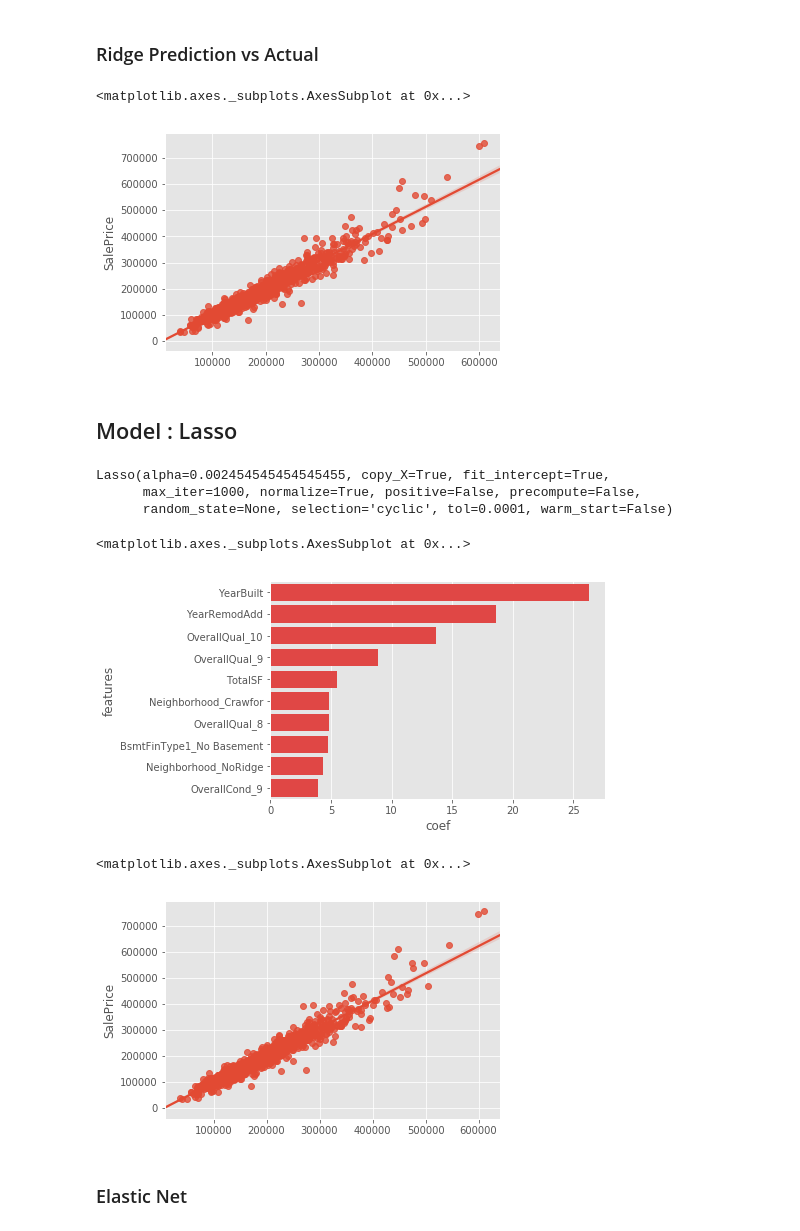
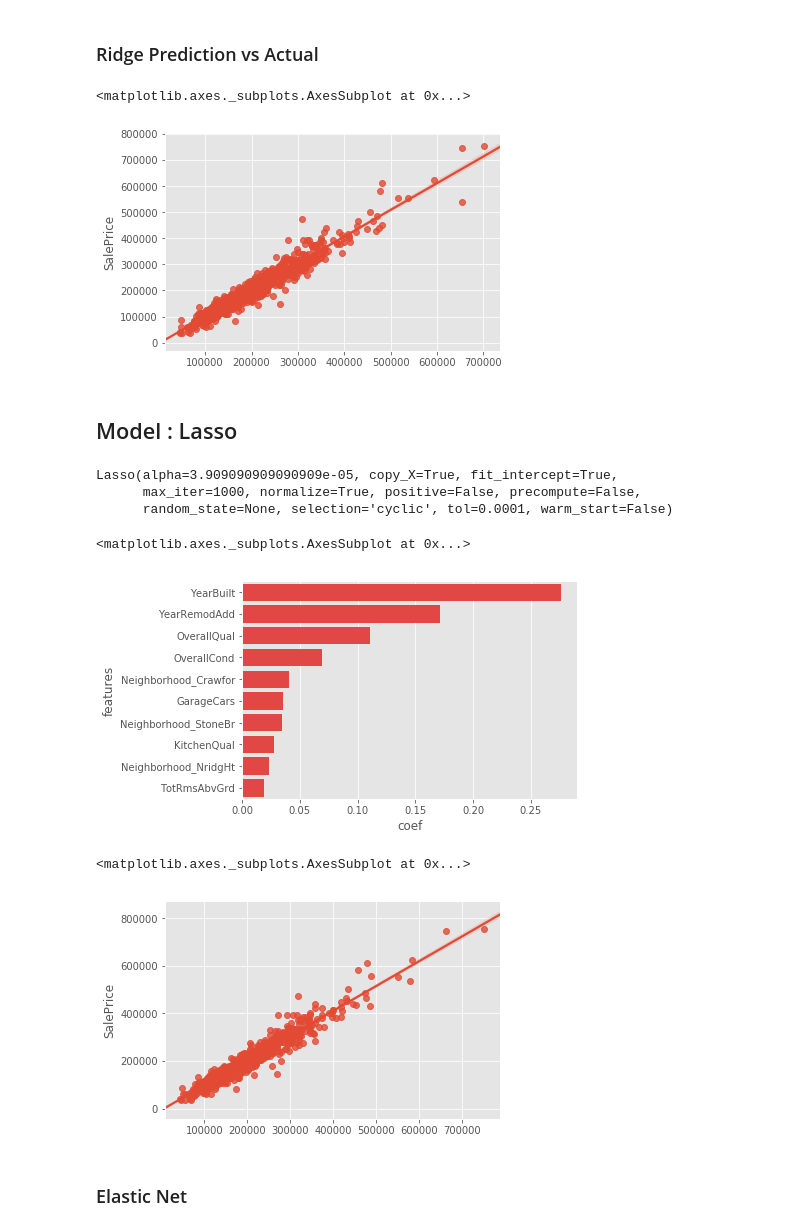
Before and after one commit to melaniezheng/ML_Project, a Jupyter notebook: Model/Models_Visualization.ipynb, the cells around one changed output. Drawn from its saved outputs; the diff is of its cells as text; code cells hidden in the pictures.

```diff
--- a/Model/Models_Visualization.ipynb
+++ b/Model/Models_Visualization.ipynb
@@ -41,6 +34,10 @@ test = pd.read_csv('../data/test_processed.csv')
 # %%
-y_log = np.log(train['SalePrice']) # Log of SalePrice
-yt = stats.boxcox(train['SalePrice'], lmbda = 0.3) # Boxcox of SalePrice
+train = pd.read_csv('../data/train_processed_ord.csv')
+test_raw = pd.read_csv('../data/test.csv')
+train_raw=pd.read_csv('../data/train.csv')
+test = pd.read_csv('../data/test_processed_ord.csv')
+yt, lmda = stats.boxcox(train['SalePrice']) # Boxcox of SalePrice
+act_pred = train['SalePrice']
 X = train.drop(columns='SalePrice')
 X = X.loc[:, X.columns!='HouseStyle_2.5Fin'] #HouseStyle_2.5Fin in training.csv but not in test.csv
 # %% [markdown]
@@ -112,6 +95,6 @@ def r2_cv(model):
 # %% [markdown]
 ## Model: Ridge
 # %%
-ridge = Ridge(normalize=True, alpha=0.049090909090909095)
+ridge = Ridge(normalize=True, alpha=0.046)
 ridge.fit(X,yt)
 # %% [output]
@@ -148,20 +130,20 @@ act_pred = train['SalePrice']
 import matplotlib.pyplot as plt
 import seaborn as sns
 
-ridge.fit(X,yt)
+ridge.fit(X, yt)
 ridge_pred=ridge.predict(X)
-ridge_pred=inv_boxcox(ridge_pred,0.3)
+ridge_pred=((ridge_pred*lmda)+1)**(1/lmda)
 sns.regplot(ridge_pred,act_pred)
 # %% [output]
 <matplotlib.axes._subplots.AxesSubplot at 0x...>
-[figure, old version]
+[figure, new version]
 # %% [markdown]
 ## Model : Lasso
 # %%
-lasso = Lasso(normalize=True, alpha=0.002454545454545455)
+lasso = Lasso(normalize=True, alpha=3.909090909090909e-05)
 lasso.fit(X,yt)
 # %% [output]
-Lasso(alpha=0.002454545454545455, copy_X=True, fit_intercept=True,
+Lasso(alpha=3.909090909090909e-05, copy_X=True, fit_intercept=True,
       max_iter=1000, normalize=True, positive=False, precompute=False,
       random_state=None, selection='cyclic', tol=0.0001, warm_start=False)
 # %%
@@ -185,15 +167,15 @@ sns.barplot(x="coef", y="features", data=df,
             label="coef", color='#FA2E2B', )
 # %% [output]
 <matplotlib.axes._subplots.AxesSubplot at 0x...>
-[figure, old version]
+[figure, new version]
 # %%
 lasso.fit(X,yt)
 lasso_pred=lasso.predict(X)
-lasso_pred=inv_boxcox(lasso_pred,0.3)
+lasso_pred=((lasso_pred*lmda)+1)**(1/lmda)
 sns.regplot(lasso_pred,act_pred)
 # %% [output]
 <matplotlib.axes._subplots.AxesSubplot at 0x...>
-[figure, old version]
+[figure, new version]
 # %% [markdown]
 ### Elastic Net
 # %%
```
Also changed, not shown: parts of 26 cells of this notebook.
